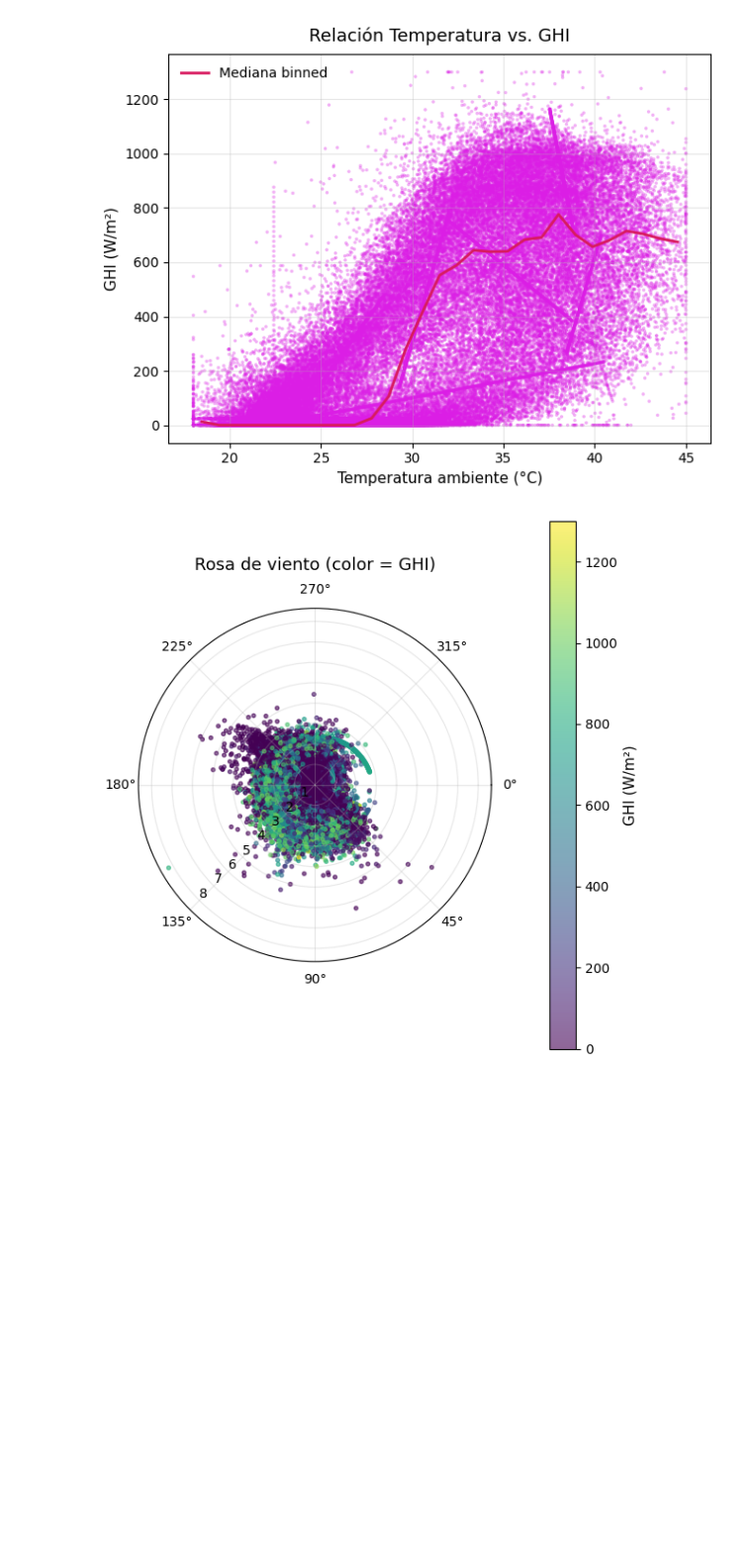
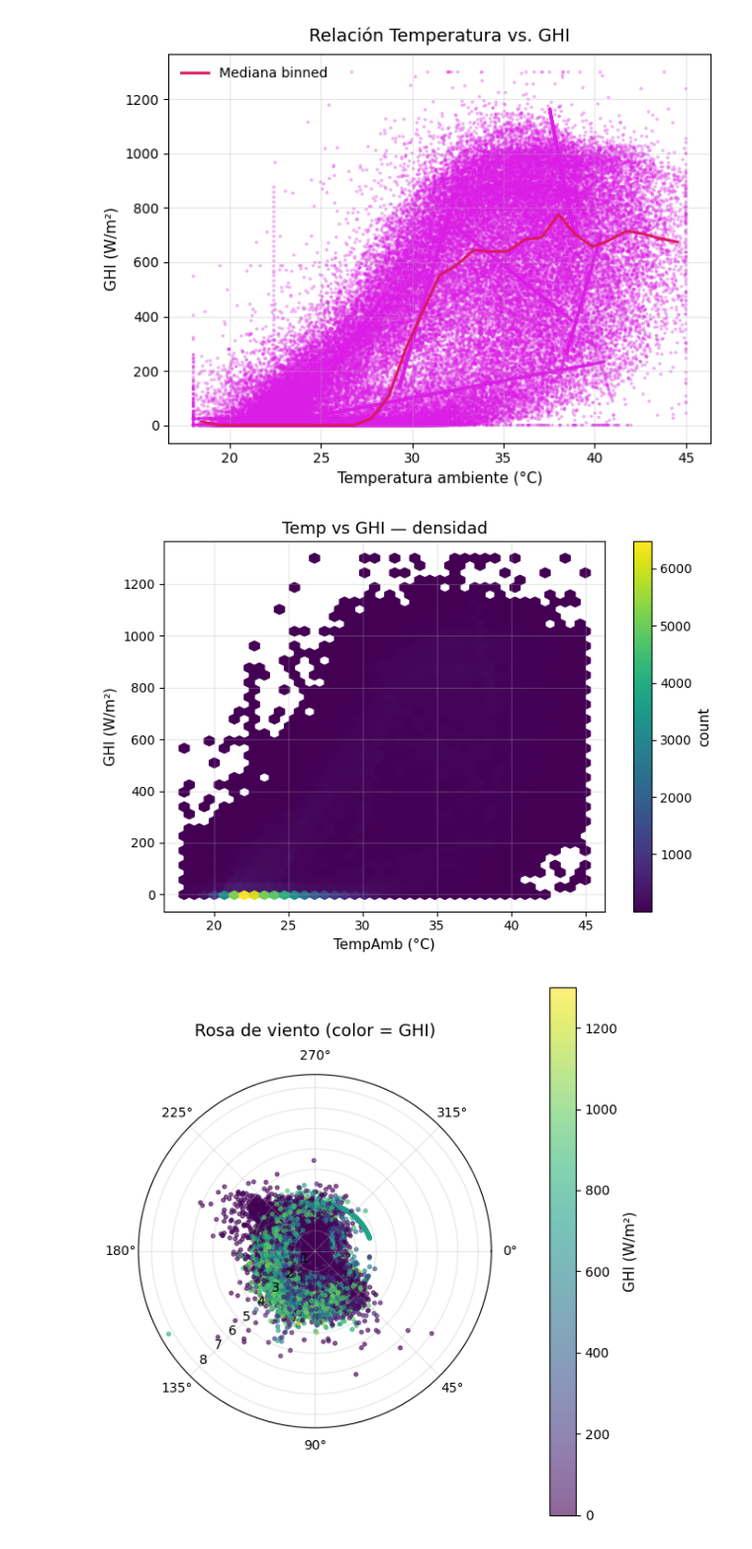
Before and after one commit to EstebanLN/solar-forecasting-colombia, a Jupyter notebook: notebooks/02_DataCleaning_FeatureEngineering.ipynb, the cells around one changed output. Shown: that part at 99% size. Saved outputs shown, nothing was run; the diff lists cells and outputs as text; code cells hidden in the pictures; blank space fills up the shorter version.

Commit message:
Add feature engineering (lags, rolling stats, wind features) and improved plots in 02_DataCleaning_FeatureEngineering

```diff
--- a/notebooks/02_DataCleaning_FeatureEngineering.ipynb
+++ b/notebooks/02_DataCleaning_FeatureEngineering.ipynb
@@ -230,8 +230,8 @@ plt.show()
 # %% [output]
 [figure]
 # %%
-x = df["TempAmb"]
-y = df["GHI"]
+x = base["TempAmb"]
+y = base["GHI"]
 mask = x.notna() & y.notna()
 xv, yv = x[mask], y[mask]
 
@@ -253,5 +253,14 @@ fig.savefig(FIG_DIR / "scatter_temp_vs_ghi.png")
 plt.show()
 # %% [output]
 [figure]
+# %%
+plt.figure(figsize=(7,5))
+plt.hexbin(xv, yv, gridsize=40, mincnt=1, cmap="viridis")
+plt.colorbar(label="count")
+plt.xlabel("TempAmb (°C)"); plt.ylabel("GHI (W/m²)")
+plt.title("Temp vs GHI — densidad")
+plt.tight_layout()
+# %% [output]
+[figure, added]
 # %%
 # Con Wind X/Y (componentes). Ajusta nombres si difieren.
```
Also changed, not shown: parts of 9 cells of this notebook.
